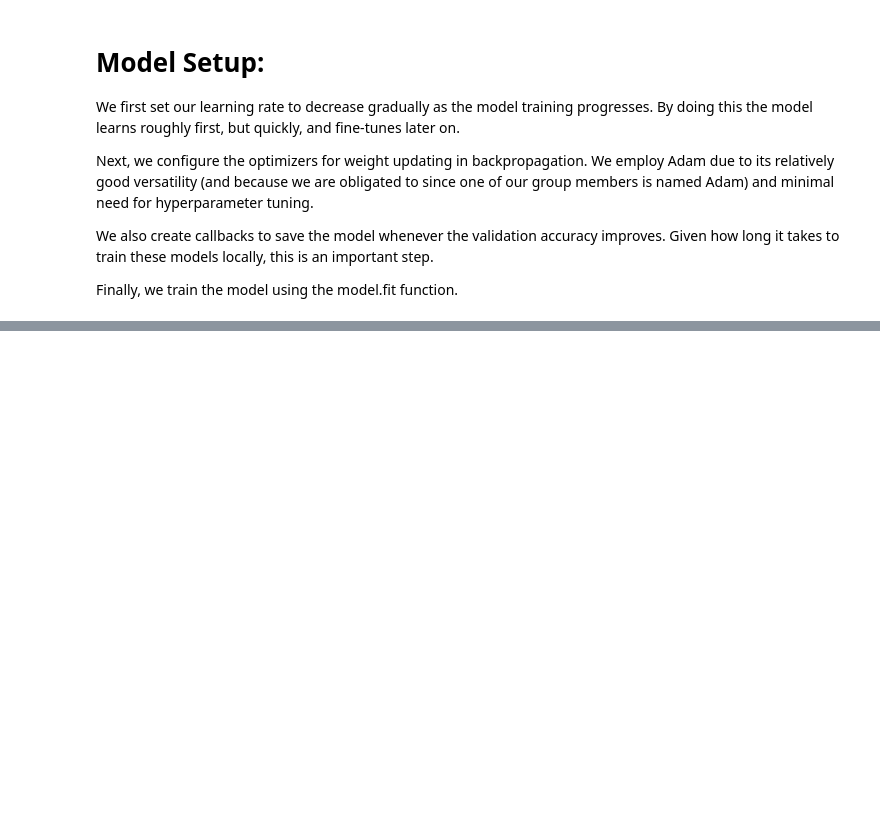
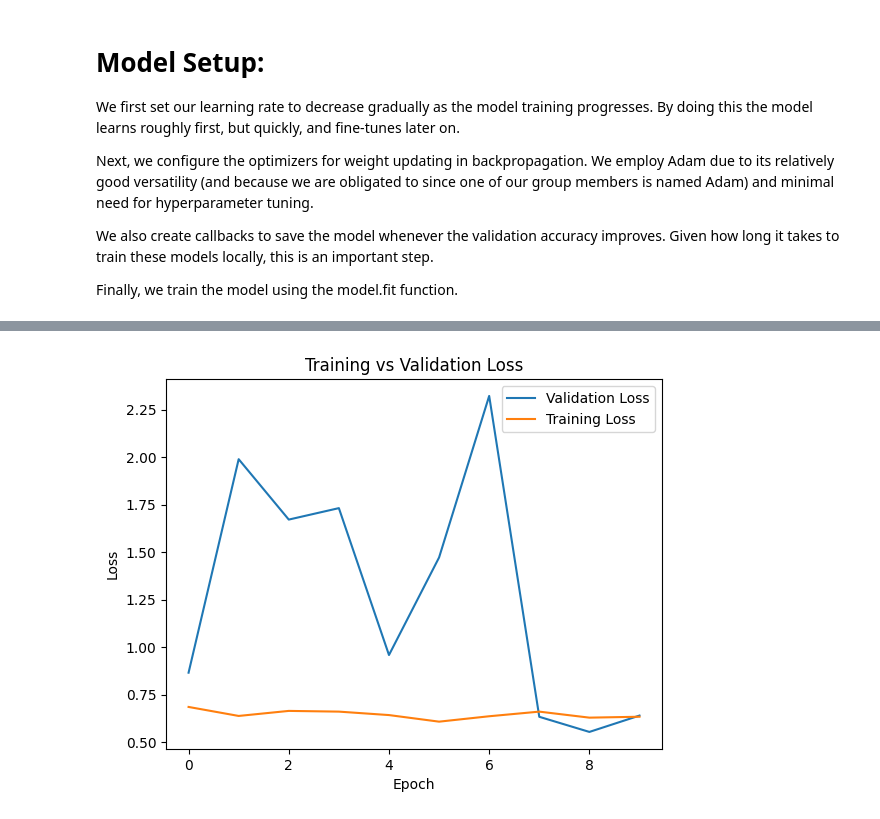
Before and after one commit to SenorYuen/BMEN415FinalProject, a Jupyter notebook: cnn.ipynb, the cells around one changed output, grey strips where cells are left out. Cells and saved outputs as stored; diff of their text form; code cells hidden in the pictures; blank space fills up the shorter version.

Commit message:
10 epoch update

```diff
--- a/cnn.ipynb
+++ b/cnn.ipynb
@@ -388,8 +401,16 @@ plt.show()
 # %%
-x = list(range(100))
 vy = training.history['val_loss']
 ty = training.history['loss']
 
-plt.plot( x, vy )
-plt.plot( x, ty )
+x = range(len(vy))
+
+plt.plot(x, vy, label='Validation Loss')
+plt.plot(x, ty, label='Training Loss')
+
+plt.xlabel('Epoch')
+plt.ylabel('Loss')
+plt.legend()
+plt.title('Training vs Validation Loss')
 plt.show()
+# %% [output]
+[figure, added]
```
Also changed, not shown: parts of 6 cells of this notebook, 2 other files.
